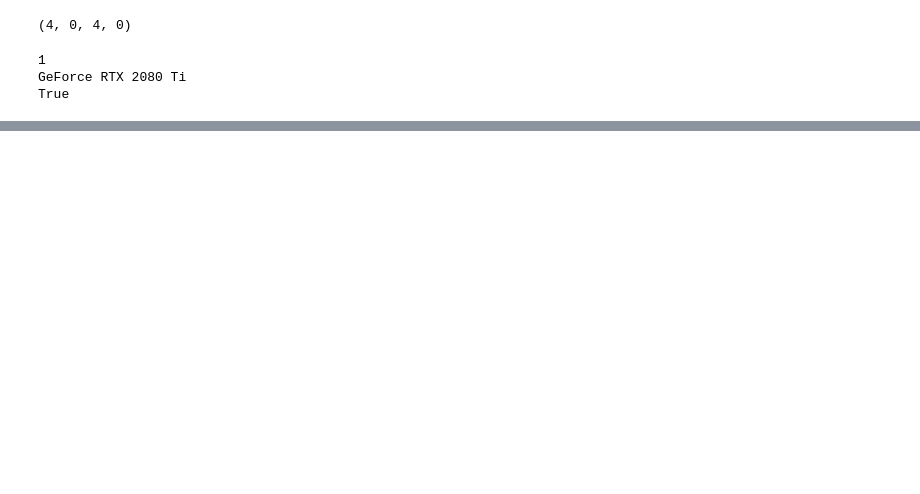
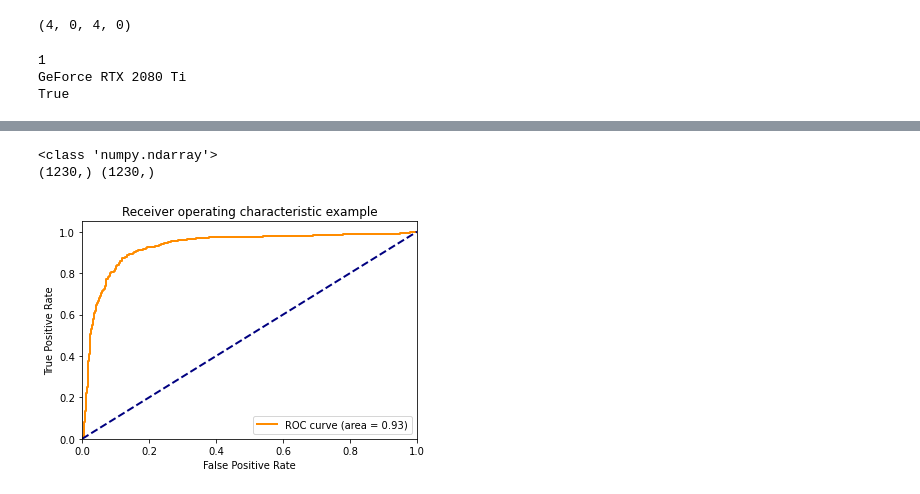
Before and after one commit to nichpass/Bucknell-Senior-Design-2021, a Jupyter notebook: transfer_classifier_resnet_single.ipynb, the cells around one changed output, grey strips where cells are left out. Saved outputs shown, nothing was run; the diff lists cells and outputs as text; code cells hidden in the pictures; blank space fills up the shorter version.

```diff
--- a/transfer_classifier_resnet_single.ipynb
+++ b/transfer_classifier_resnet_single.ipynb
@@ -200,4 +193,4 @@ print(len(test_loader))
 # %%
-model = torch.hub.load('pytorch/vision:v0.6.0', 'vgg11', pretrained=True)
+model = torch.hub.load('pytorch/vision:v0.6.0', 'resnet18', pretrained=True)
 # %% [output]
 Using cache found in /home/npp002/.cache/torch/hub/pytorch_vision_v0.6.0
@@ -236,0 +197,6 @@ model.children
+# %%
+model.fc = nn.Sequential(*[
+    nn.Linear(in_features=512, out_features=1, bias=True),
+    nn.Sigmoid()
+])
+model.children
@@ -503,0 +511,45 @@ plt.legend(loc="upper right")
+# %%
+import numpy as np
+preds_np = np.array([])
+labels_np = np.array([])
+print(type(preds_np))
+for p, l in zip(preds, labels):
+    p = p.reshape(1, -1)
+    l = l.reshape(1, -1)
+    preds_np = np.append(preds_np, p)
+    labels_np = np.append(labels_np, l)
+print(preds_np.shape, labels_np.shape)
+# %% [output]
+<class 'numpy.ndarray'>
+(1230,) (1230,)
+# %%
+import sklearn.metrics as metrics
+import numpy as np
+from sklearn.metrics import roc_curve, auc
+from sklearn.model_selection import train_test_split
+from sklearn.preprocessing import label_binarize
+from sklearn.multiclass import OneVsRestClassifier
+from scipy import interp
+from sklearn.metrics import roc_auc_score
+
+# Compute ROC curve and ROC area for each class
+y_test = labels_np
+y_score = preds_np
+
+fpr, tpr, thresholds = metrics.roc_curve(y_test, y_score, pos_label=1)
+roc_auc = auc(fpr, tpr)
+
+plt.figure()
+lw = 2
+plt.plot(fpr, tpr, color='darkorange',
+         lw=lw, label='ROC curve (area = %0.2f)' % roc_auc)
+plt.plot([0, 1], [0, 1], color='navy', lw=lw, linestyle='--')
+plt.xlim([0.0, 1.0])
+plt.ylim([0.0, 1.05])
+plt.xlabel('False Positive Rate')
+plt.ylabel('True Positive Rate')
+plt.title('Receiver operating characteristic example')
+plt.legend(loc="lower right")
+plt.show()
+# %% [output]
+[figure, added]
```
Also changed, not shown: parts of 16 cells of this notebook.
